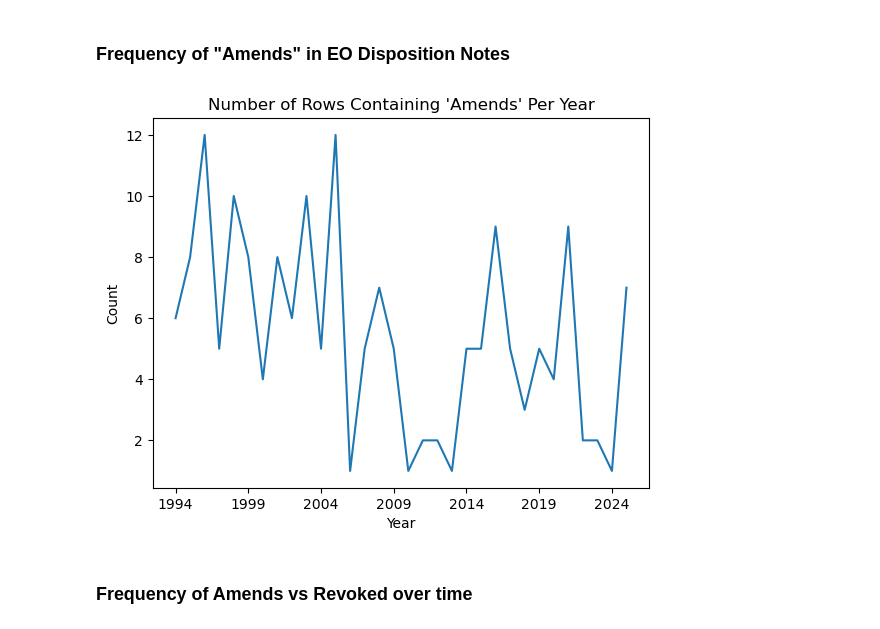
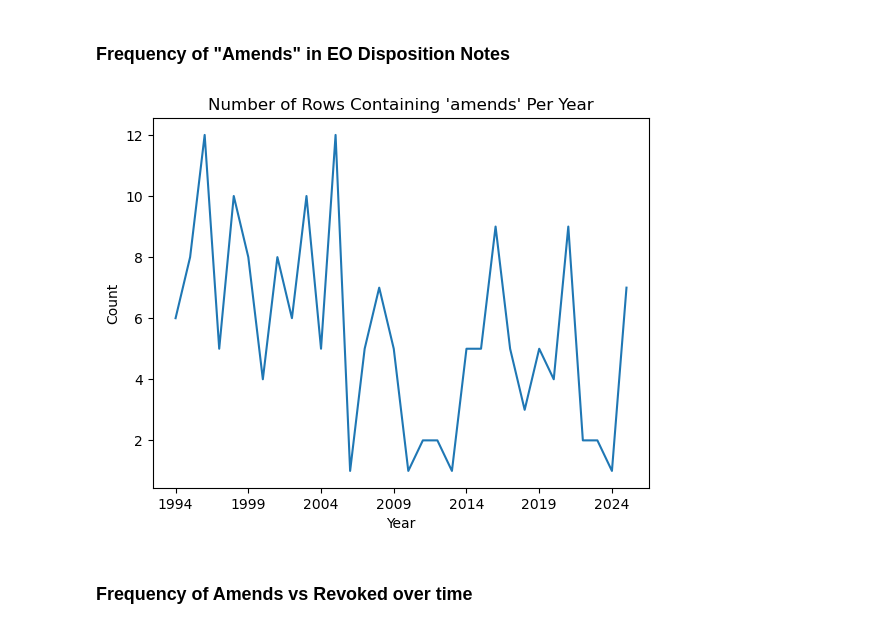
Before and after one commit to UCB-stat-159-f25/final-group05, a Jupyter notebook: word-analysis.ipynb, the cells around one changed output. Cells and saved outputs as stored; diff of their text form; code cells hidden in the pictures.

```diff
--- a/word-analysis.ipynb
+++ b/word-analysis.ipynb
@@ -63,15 +54,17 @@ count_w2 = count_w2.reset_index()
-# %%
-sns.lineplot(data=count_w2, x="year", y="has_w2")
-
-plt.title(f"Number of Rows Containing '{word2}' Per Year")
-plt.xlabel("Year")
-plt.ylabel("Count")
-plt.xticks(count_w2['year'][::5])
-
-
-
-plt.show()
-# %% [output]
-[figure, removed]
+# %%
+add.add_amends_flag(EO_with_years)
+count_amends = EO_with_years.groupby("year")["is_amendment"].sum().reset_index()
+count_amends = count_amends.reset_index()
+# %%
+sns.lineplot(data=count_amends, x="year", y="is_amendment")
+
+plt.title("Number of Rows Containing 'amends' Per Year")
+plt.xlabel("Year")
+plt.ylabel("Count")
+plt.xticks(count_amends['year'][::5])
+
+plt.show()
+# %% [output]
+[figure, added]
 # %% [markdown]
 ### Frequency of Amends vs Revoked over time
```
Also changed, not shown: parts of 8 cells of this notebook.
